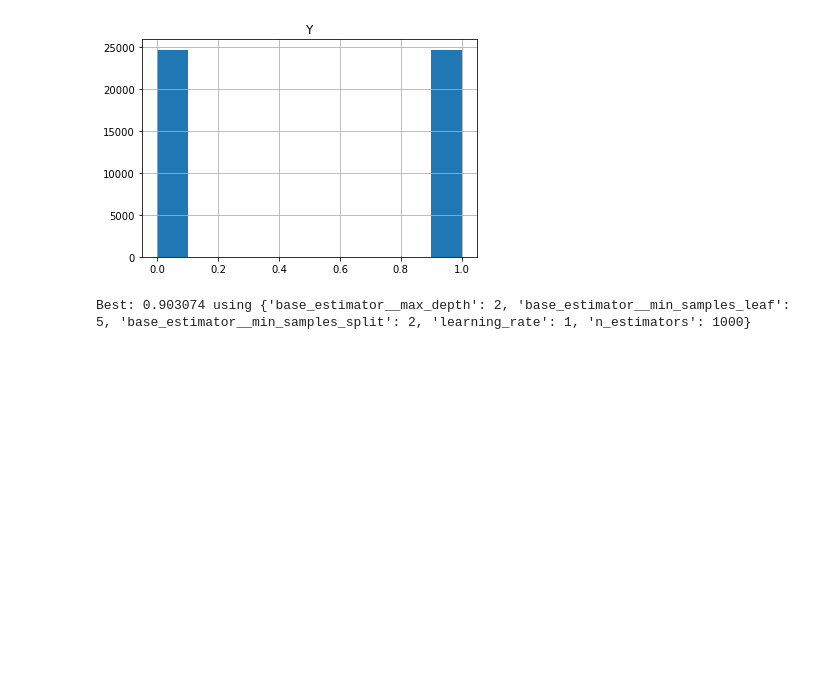
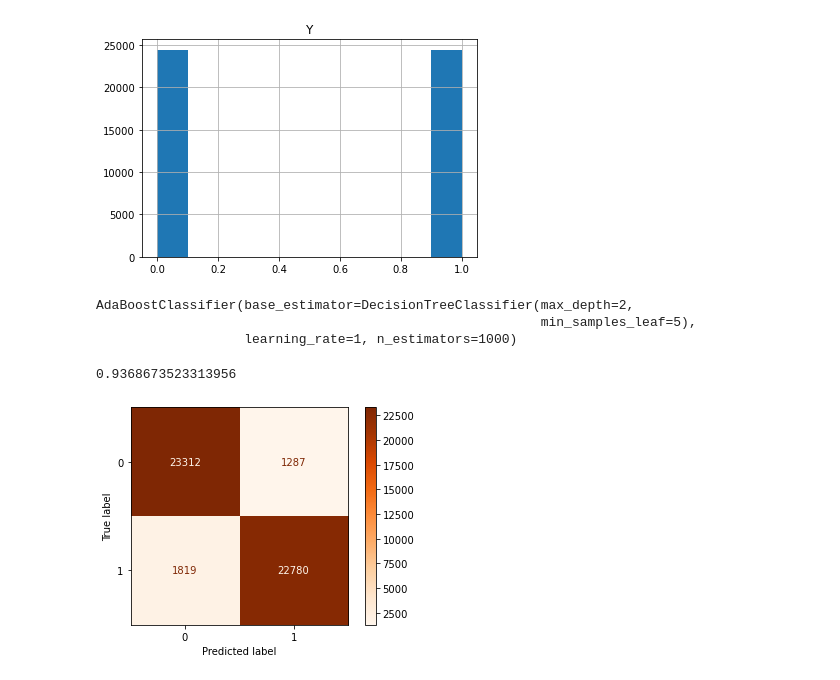
Before and after one commit to tizianotaglienti/mobdproject, a Jupyter notebook: train.ipynb, the cells around one changed output. Saved outputs shown, nothing was run; the diff lists cells and outputs as text; code cells hidden in the pictures; blank space fills up the shorter version.

```diff
--- a/train.ipynb
+++ b/train.ipynb
@@ -188,0 +283,5 @@ training_set_df.head()
+# %%
+x_train_notnan = training_target_df.iloc[:, :-1].values
+print(x_train_notnan.shape)
+y_train = training_target_df.iloc[:, -1].values
+print(y_train.shape)
@@ -270,11 +377,11 @@ array([[<AxesSubplot:title={'center':'Y'}>]], dtype=object)
 # %%
-from sklearn.ensemble import AdaBoostClassifier
 
 classifierADA = AdaBoostClassifier(base_estimator = DecisionTreeClassifier())
 
 grid = dict()
 # grid['n_estimators'] = [40, 200, 1000]
 # grid['learning_rate'] = [.001, .01, .1, 1]
+
 # grid['n_estimators'] = [150, 500, 1000]
 # grid['learning_rate'] = [0.01, 0.1, 1]
 # grid['base_estimator__max_depth'] = [1, 2, 5]
@@ -283,9 +390,9 @@ grid = dict()
 
 grid['n_estimators'] = [1000]
 grid['learning_rate'] = [1]
-grid['base_estimator__max_depth'] = [1, 2, 5]
-grid['base_estimator__min_samples_split'] = [2, 5]
-grid['base_estimator__min_samples_leaf'] = [2, 5, 10]
+grid['base_estimator__max_depth'] = [2]
+grid['base_estimator__min_samples_split'] = [5]
+grid['base_estimator__min_samples_leaf'] = [2, 5]
 
 # define the evaluation procedure
 cv = RepeatedStratifiedKFold(n_splits = 5, n_repeats = 1, random_state = 1)
@@ -309,5 +416,3 @@ print("Best: %f using %s" % (grid_fit.best_score_ , grid_fit.best_params_))
 # # cmd.plot(cmap = "Oranges")
 
 # # print(PercADA)
-# %% [output]
-Best: 0.903074 using {'base_estimator__max_depth': 2, 'base_estimator__min_samples_leaf': 5, 'base_estimator__min_samples_split': 2, 'learning_rate': 1, 'n_estimators': 1000}
@@ -316,5 +419,24 @@ bestclf = AdaBoostClassifier(base_estimator = DecisionTreeClassifier(...))
+# %%
+bestclf = AdaBoostClassifier(base_estimator = DecisionTreeClassifier(max_depth = 2, min_samples_split = 2, min_samples_leaf = 5), learning_rate = 1, n_estimators = 1000)
+# %%
+bestclf.fit(x_train_scaled, y_train)
+# %% [output]
+AdaBoostClassifier(base_estimator=DecisionTreeClassifier(max_depth=2,
+                                                         min_samples_leaf=5),
+                   learning_rate=1, n_estimators=1000)
 # %%
-y_pred = bestclf.predict(x_train)
+y_pred = bestclf.predict(x_train_scaled)
+# %%
+CM_ADA = confusion_matrix(y_train, y_pred)
+PercADA = (CM_ADA[0,0] + CM_ADA[1,1])/CM_ADA.sum()
+
+cmd = ConfusionMatrixDisplay(CM_ADA)
+cmd.plot(cmap = "Oranges")
+
+print(PercADA)
+# %% [output]
+0.9368673523313956
+[figure, added]
 # %%
 # Salvo tutti gli oggetti addestrati
 joblib.dump(imp, "pickles/imputer.pkl")
```
Also changed, not shown: parts of 22 cells of this notebook, 6 other files.
